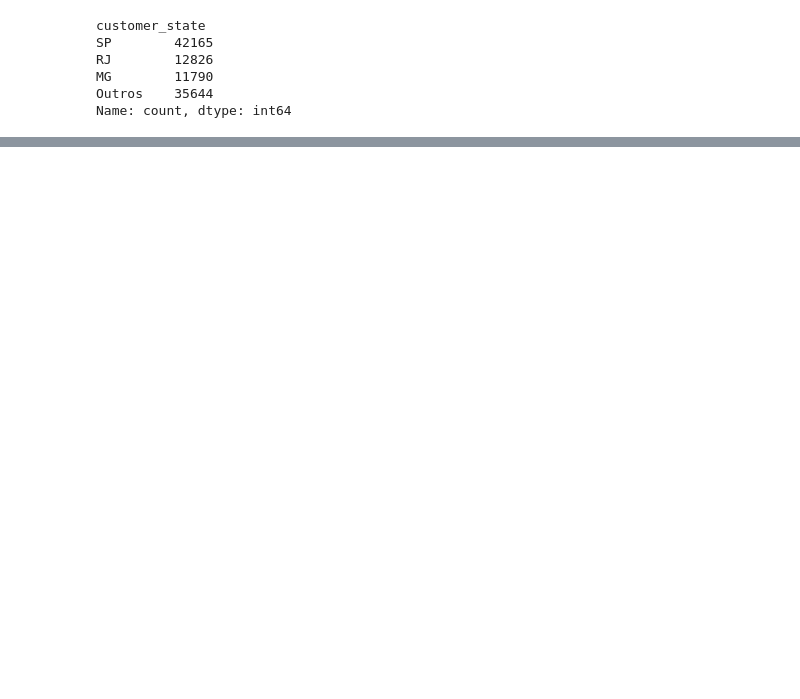
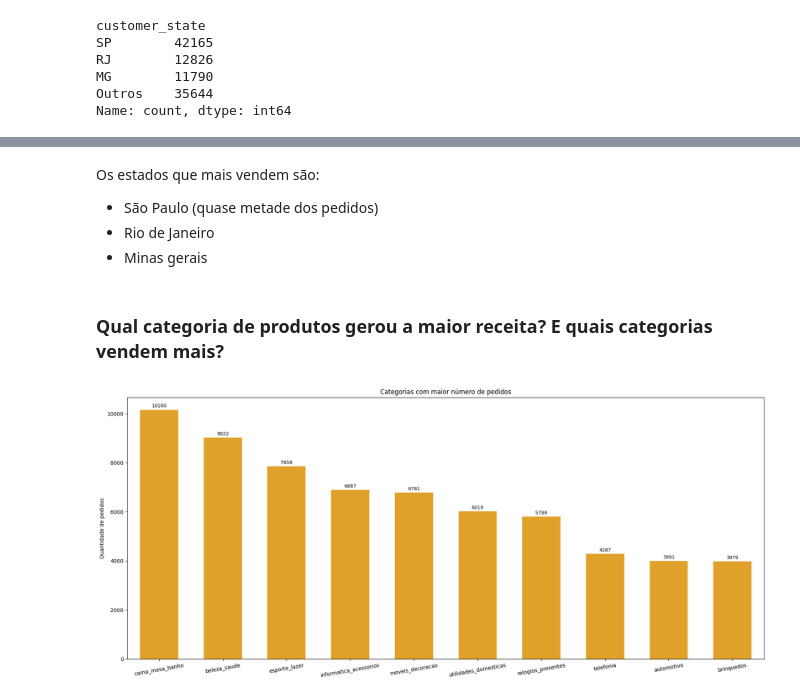
Before and after one commit to LucasMesquitaAlc/analise-ecommerce-Olist, a Jupyter notebook: notebooks/analise.ipynb, the cells around one changed output, grey strips where cells are left out. Drawn from its saved outputs; the diff is of its cells as text; code cells hidden in the pictures; blank space fills up the shorter version.

Commit message:
Distribuições de receita x categoria

```diff
--- a/notebooks/analise.ipynb
+++ b/notebooks/analise.ipynb
@@ -60,0 +75,27 @@ plt.show()
+# %% [markdown]
+Os estados que mais vendem são:
+- São Paulo (quase metade dos pedidos)
+- Rio de Janeiro
+- Minas gerais
+# %% [markdown]
+### Qual categoria de produtos gerou a maior receita? E quais categorias vendem mais?
+# %%
+categorias = df['categoria'].value_counts().head(10)
+
+fig, ax = plt.subplots(figsize=(18, 8))
+
+ax.bar(categorias.index,
+       categorias.values,
+       color="#e0a12b",
+       width=0.6)
+
+for i, v in enumerate(categorias):
+    ax.text(i, v + 100, f'{v}', ha='center', fontsize=9)
+ax.set_title('Categorias com maior número de pedidos')
+ax.set_ylabel('Quantidade de pedidos')
+plt.xticks(rotation=10)
+ax.set_xlim(-0.5, len(categorias) - 0.5)
+plt.tight_layout()
+plt.show()
+# %% [output]
+[figure, added]
```
Also changed, not shown: parts of 5 cells of this notebook.
